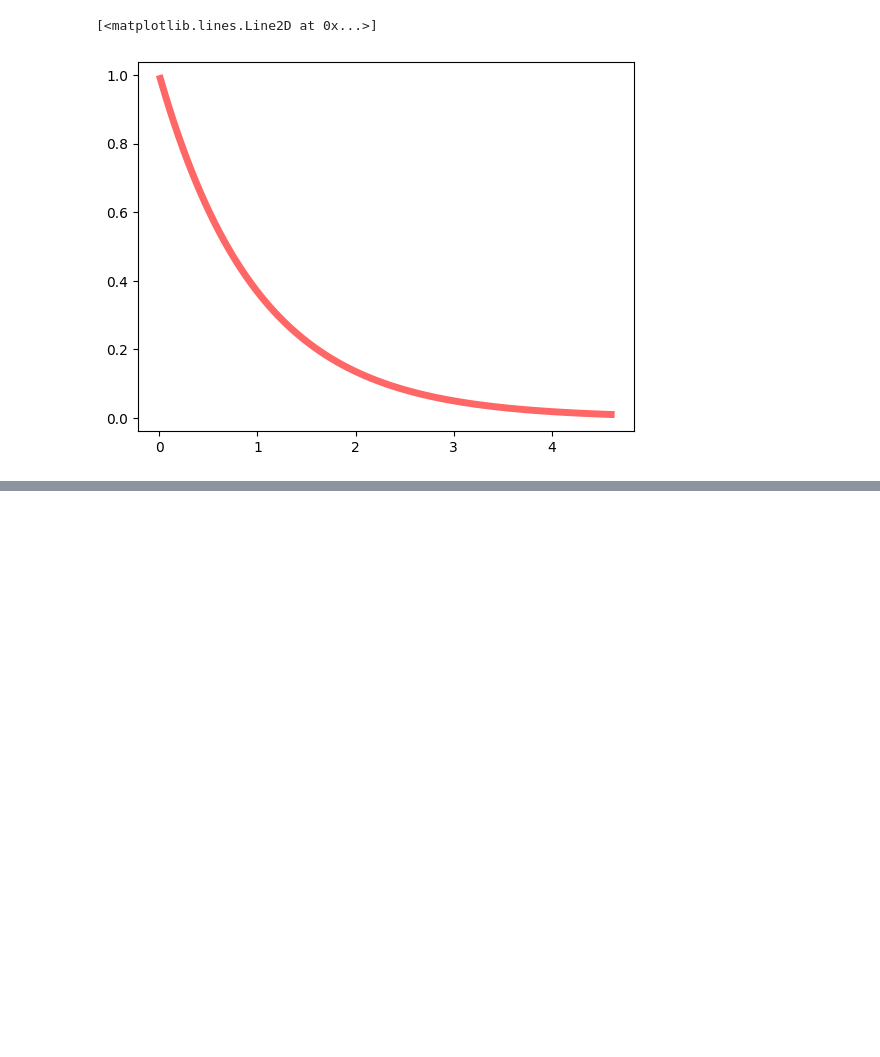
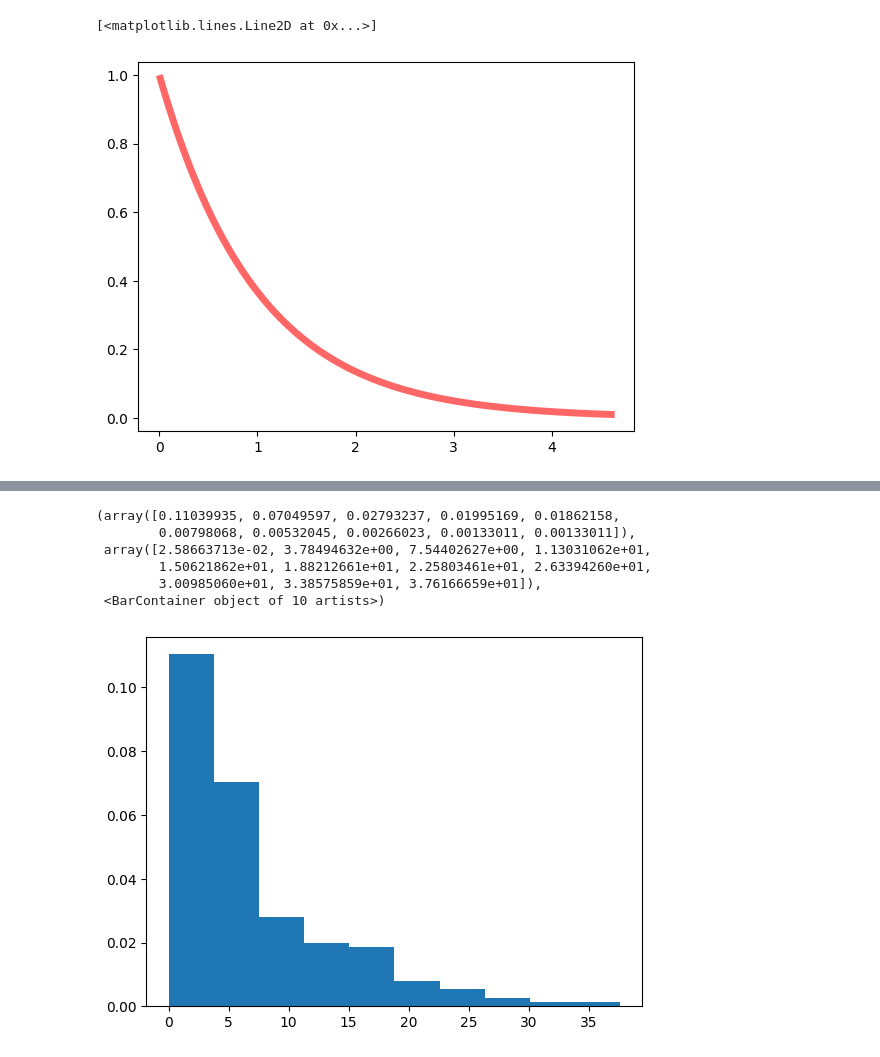
Before and after one commit to quasimuzzle/Queuein-Theory-Python, a Jupyter notebook: expon.ipynb, the cells around one changed output, grey strips where cells are left out. Drawn from its saved outputs; the diff is of its cells as text; code cells hidden in the pictures; blank space fills up the shorter version.

```diff
--- a/expon.ipynb
+++ b/expon.ipynb
@@ -14,0 +34,11 @@ ax.plot(x, expon.pdf(x),
+# %%
+a2 = expon.rvs(scale = 8, size = 200)
+plt.hist(a2, density= True)
+# %% [output]
+(array([0.11039935, 0.07049597, 0.02793237, 0.01995169, 0.01862158,
+        0.00798068, 0.00532045, 0.00266023, 0.00133011, 0.00133011]),
+ array([2.58663713e-02, 3.78494632e+00, 7.54402627e+00, 1.13031062e+01,
+        1.50621862e+01, 1.88212661e+01, 2.25803461e+01, 2.63394260e+01,
+        3.00985060e+01, 3.38575859e+01, 3.76166659e+01]),
+ <BarContainer object of 10 artists>)
+[figure, added]
```
Also changed, not shown: parts of 4 cells of this notebook, 1 other file.
